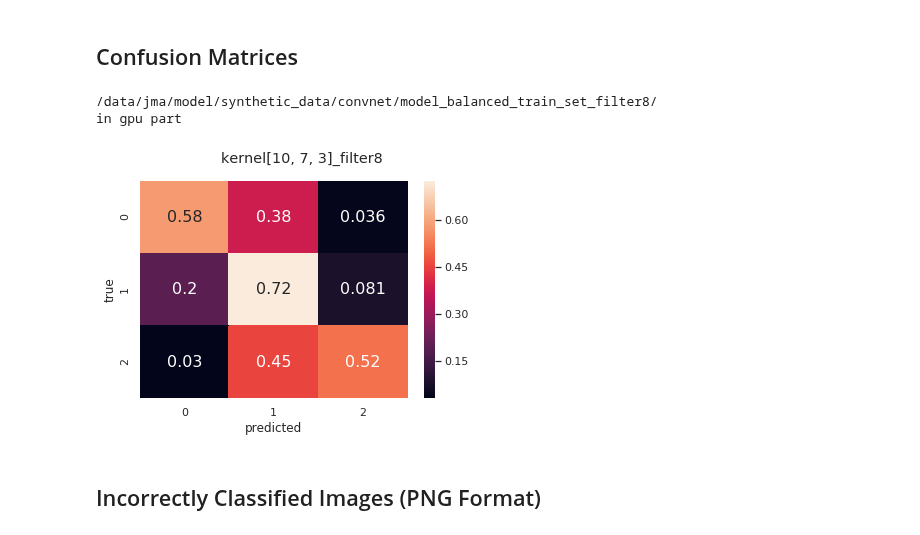
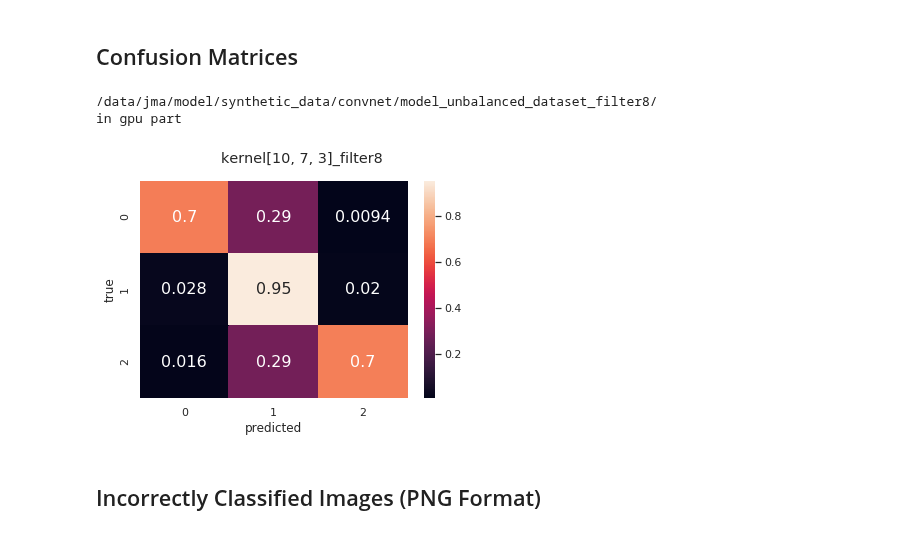
Before and after one commit to 18jeffreyma/motion-artifact, a Jupyter notebook: convnet_mri_baseline_master_nb.ipynb, the cells around one changed output. Cells and saved outputs as stored; diff of their text form; code cells hidden in the pictures.

Commit message:
updated file names

```diff
--- a/convnet_mri_baseline_master_nb.ipynb
+++ b/convnet_mri_baseline_master_nb.ipynb
@@ -144,8 +144,9 @@ def convnet_model_fn(features, labels, mode, conv_kernels=[10,7,3], num_channels
         optimizer = tf.train.AdamOptimizer(learning_rate=learning_rate)
         train_op = optimizer.minimize(loss_op, global_step=tf.train.get_global_step())
 
-        tf.summary.scalar("loss", loss_op)
-        tf.summary.scalar("accuracy", acc_op[1])
+        if (not log):
+            tf.summary.scalar("loss", loss_op)
+            tf.summary.scalar("accuracy", acc_op[1])
 
         if mode == tf.estimator.ModeKeys.TRAIN:
 
@@ -182,7 +183,7 @@ def convnet_model_fn(features, labels, mode, conv_kernels=[10,7,3], num_channels
 
                     name = "after_conv_" + str(counter)
                     if counter == 0:
-                        name = "original_image"
+                        name = "original_image:"
 
                     activation_map = tf.slice(filtered_im,[0, 0, 0, 0],[1, -1, -1, -1])
                     activation_op = tf.expand_dims(log_util.plot_conv_output(activation_map, name), 0)
@@ -265,7 +266,7 @@ for filter_size in filter_sizes:
         for snnl_weight in snnl_weights:
 
 
-            model_path = convnet_checkpoint_path_base + "model_balanced_train_set_filter8/"
+            model_path = convnet_checkpoint_path_base + "model_2balanced_filter8/"
             print(model_path)
 
             config = tf.estimator.RunConfig(
@@ -336,13 +332,11 @@ snnl_weights = [0.0]
 
 # data_root = "./data/custom_activation_map_data/"
 
-data_root = "./data/data_relabeled_png_synthetic/"
+data_root = "./data/custom_activation_map_data/"
 
 image_paths = load_data_util.load_image_paths(data_root)
-train_paths, eval_paths, test_paths = load_data_util.split(image_paths, seed=random_seed)
 
-
-eval_input_fn = lambda : load_data_util.load(data_root, eval_paths, training=False, augment=False, batch_size=1, shuffle=False)
+eval_input_fn = lambda : load_data_util.load(data_root, image_paths, training=False, augment=False, batch_size=1, shuffle=False)
 
 
 for filter_size in filter_sizes:
@@ -351,14 +345,14 @@ for filter_size in filter_sizes:
         for snnl_weight in snnl_weights:
             tf.summary.FileWriterCache.clear()
 
-            model_path = resnet10_checkpoint_path_base + "model1/"
+            model_path = resnet10_checkpoint_path_base + "model_unbalanced_dataset_filter8/"
             print(model_path)
 
             model_fn = lambda features, labels, mode: convnet_model_fn(features, labels, mode,
                                                                         conv_kernels=kernel_size,
                                                                         num_channels=filter_size,
                                                                         snnl_weight=snnl_weight,
-                                                                        log=False)
+                                                                        log=True)
 
             model = tf.estimator.Estimator(model_fn=model_fn, model_dir=model_path)
 
@@ -425,18 +411,18 @@ kernel_sizes = [[10,7,3]]
 filter_sizes = [8]
 snnl_weights = [0.00]
 
-# data_path = "./data/data_relabeled_png/"
+data_path = "./data/data_relabeled_png/"
 
-# random_seed = 777
+random_seed = 777
 
-# image_paths = load_data_util.load_image_paths(data_path)
-# train_paths, eval_paths, test_paths = load_data_util.split(image_paths, seed=random_seed)
+image_paths = load_data_util.load_image_paths(data_path)
+train_paths, eval_paths, test_paths = load_data_util.split(image_paths, seed=random_seed)
 
-# eval_input_fn = lambda : load_data_util.load(data_path, eval_paths, training=False, augment=False, shuffle=False, batch_size=64)
+eval_input_fn = lambda : load_data_util.load(data_path, eval_paths, training=False, augment=False, shuffle=False, batch_size=64)
 
 
-eval_paths = load_data_util.load_image_paths("./data/split/eval/")
-eval_input_fn = lambda : load_data_util.load("./data/split/eval/", eval_paths, training=False, augment=False, shuffle=False, batch_size=64)
+# eval_paths = load_data_util.load_image_paths("./data/split/eval/")
+# eval_input_fn = lambda : load_data_util.load("./data/split/eval/", eval_paths, training=False, augment=False, shuffle=False, batch_size=64)
 
 
 
@@ -446,42 +432,43 @@ for filter_size in filter_sizes:
         for snnl_weight in snnl_weights:
             tf.summary.FileWriterCache.clear()
 
-            title = "model_balanced_train_set_filter8"
+            title = "model_unbalanced_dataset_filter8"
+#             title = "model_balanced_train_set_filter8"
             model_path = resnet10_checkpoint_path_base + title +"/"
             print(model_path)
 
 
             model_fn = lambda features, labels, mode: convnet_model_fn(features, labels, mode,
                                                                         conv_kernels=kernel_size,
                                                                         num_channels=filter_size)
             model = tf.estimator.Estimator(model_fn=model_fn, model_dir=model_path)
 
             values = model.predict(eval_input_fn)
 
 
             original_labels = path_to_label(eval_paths, data_path)
             predicted_labels = list(values)
 
             cm = tf.confusion_matrix(original_labels, predicted_labels)
             cm = tf.to_float(cm)
 
             cm = cm.numpy()
 
             row_sums = cm.sum(axis=1)
             cm = cm / row_sums[:, np.newaxis]
 
             df_cm = pd.DataFrame(cm, range(3), range(3))
             #plt.figure(figsize = (10,7))
 
             sns.set(font_scale=1)#for label size
             plt.suptitle("kernel" + str(kernel_size) + "_filter" + str(filter_size))
             ax = sns.heatmap(df_cm, annot=True,annot_kws={"size": 16})# font size
             ax.set(xlabel='predicted', ylabel='true')
             plt.show()
 # %% [output]
-/data/jma/model/synthetic_data/convnet/model_balanced_train_set_filter8/
+/data/jma/model/synthetic_data/convnet/model_unbalanced_dataset_filter8/
 in gpu part
-[figure, old version]
+[figure, new version]
 # %% [markdown]
 ## Incorrectly Classified Images (PNG Format)
 # %%
```
Also changed, not shown: parts of 3 cells of this notebook.
